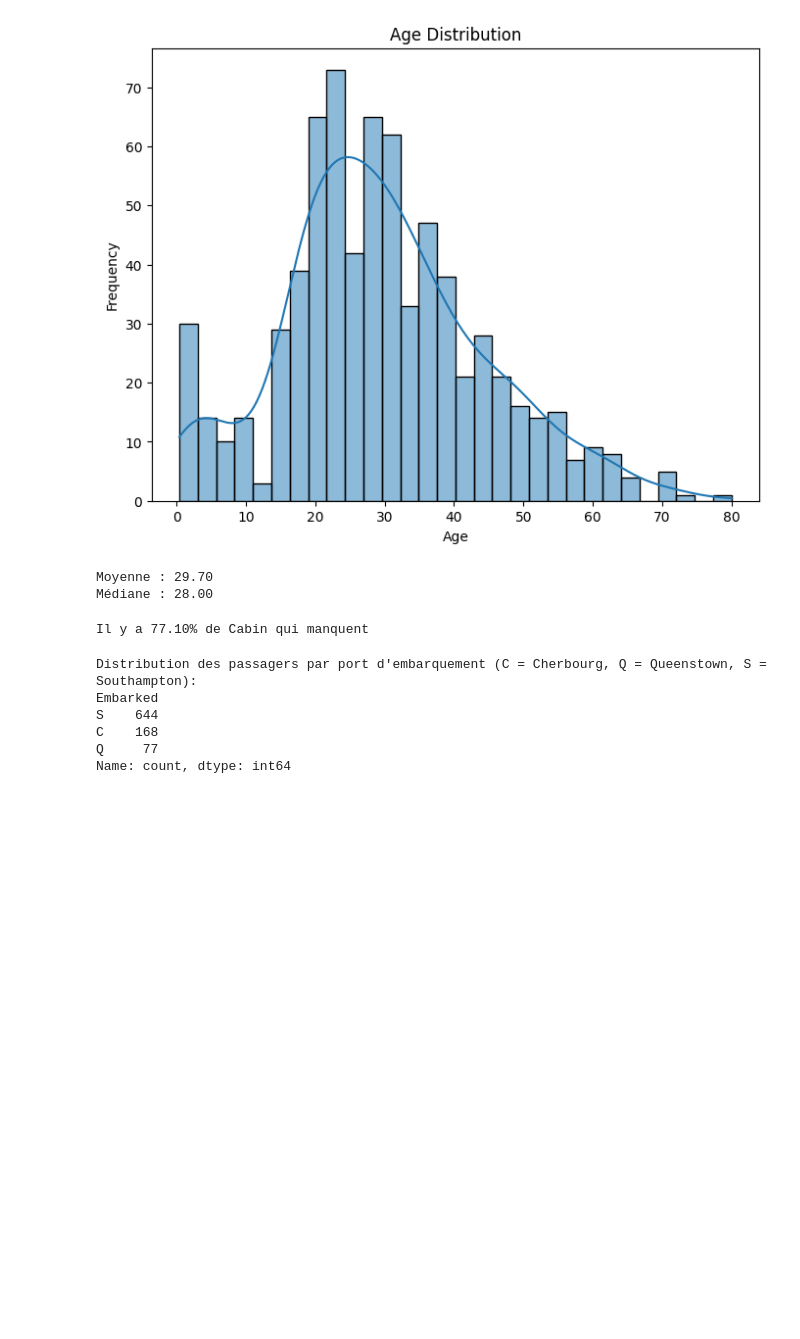
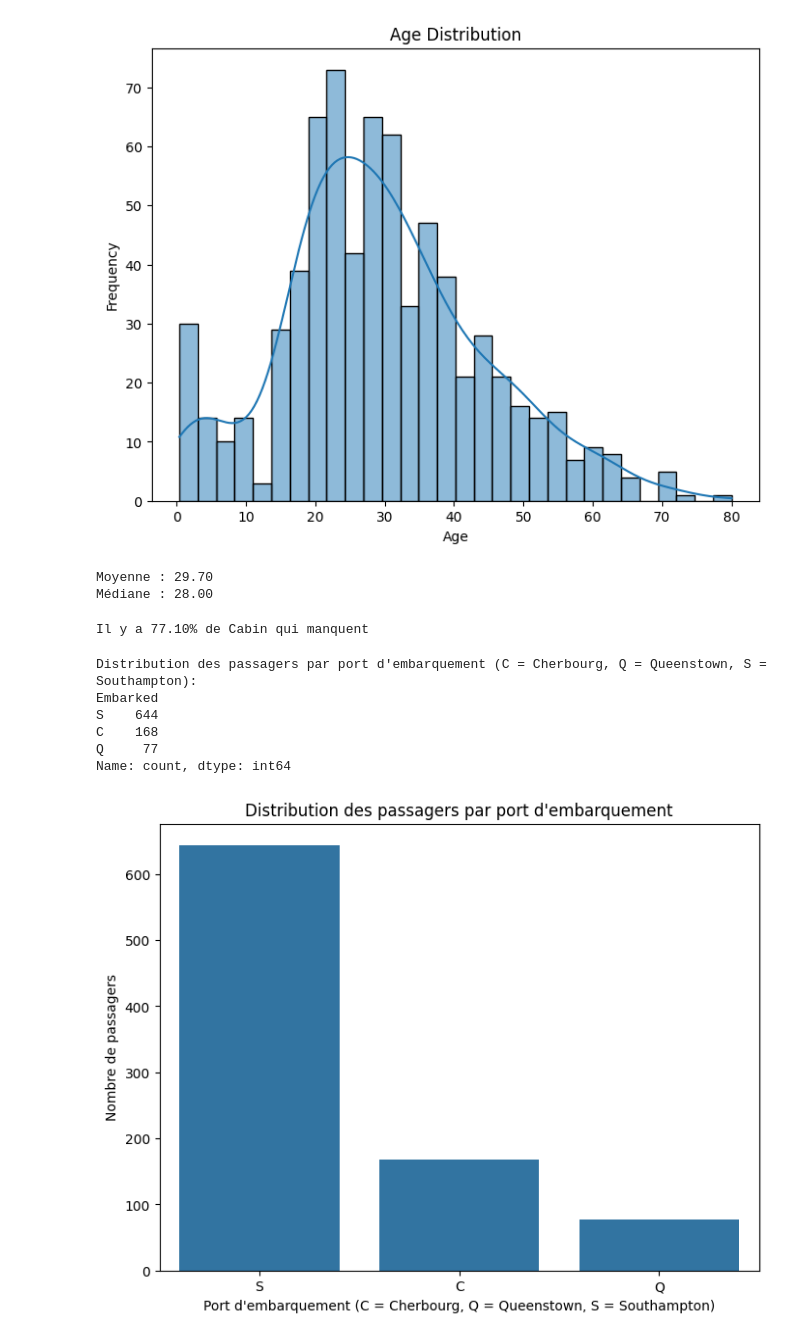
Before and after one commit to Ewnn/MachineLearning, a Jupyter notebook: LogisticRegression/main.ipynb, the cells around one changed output. Saved outputs shown, nothing was run; the diff lists cells and outputs as text; code cells hidden in the pictures; blank space fills up the shorter version.

Commit message:
Logistic Regression for Titanic Data

```diff
--- a/LogisticRegression/main.ipynb
+++ b/LogisticRegression/main.ipynb
@@ -57,13 +57,22 @@ print(f"Il y a {cabin_nan_percent:.2f}% de Cabin qui manquent")
 Il y a 77.10% de Cabin qui manquent
 # %%
 # Print the embarked distribution
-embarked_distribution = data['Embarked'].value_counts()
+embarked_distribution = train_data['Embarked'].value_counts()
 print("Distribution des passagers par port d'embarquement (C = Cherbourg, Q = Queenstown, S = Southampton):")
 print(embarked_distribution)
+
+# Display the embarked distribution with a histogram
+plt.figure(figsize=(8, 6))
+sns.countplot(data=train_data, x='Embarked')
+plt.title('Distribution des passagers par port d\'embarquement')
+plt.xlabel('Port d\'embarquement (C = Cherbourg, Q = Queenstown, S = Southampton)')
+plt.ylabel('Nombre de passagers')
+plt.show()
 # %% [output]
 Distribution des passagers par port d'embarquement (C = Cherbourg, Q = Queenstown, S = Southampton):
 Embarked
 S    644
 C    168
 Q     77
 Name: count, dtype: int64
+[figure, added]
```
Also changed, not shown: parts of 19 cells of this notebook, 1 other file.
